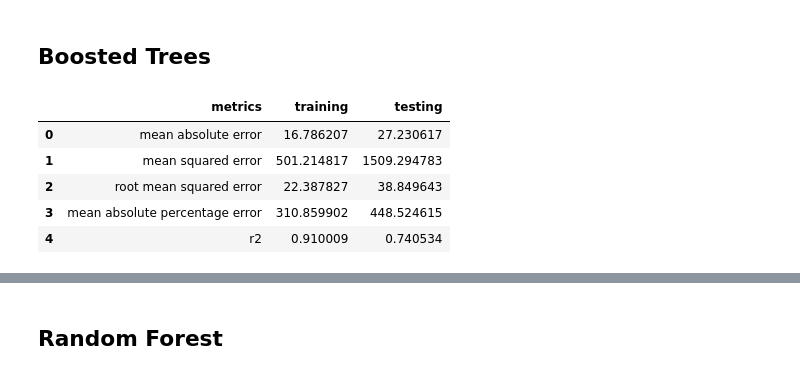
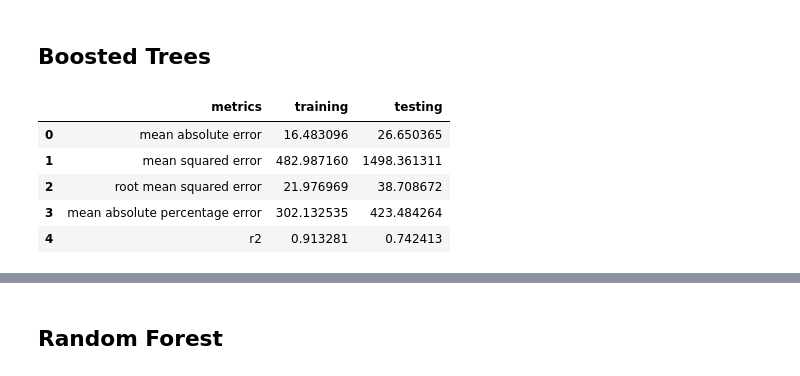
Before and after one commit to robmoratore/ShellDnA, a Jupyter notebook: DnA 2.0/Hands-on notebook.ipynb, the cells around one changed output, grey strips where cells are left out. Cells and saved outputs as stored; diff of their text form; code cells hidden in the pictures.

```diff
--- a/DnA 2.0/Hands-on notebook.ipynb
+++ b/DnA 2.0/Hands-on notebook.ipynb
@@ -257,7 +264,7 @@ all_data.head()
 # %% [markdown]
 ### Choose the feature to use in training
 # %%
-exclude_columns = ['WEEK_NO','HOUSEHOLD_KEY','year']
+exclude_columns = ['WEEK_NO','HOUSEHOLD_KEY','year', 'month', 'season']
 
 training_columns = [x for x in all_data.columns if x not in exclude_columns]
 
@@ -350,15 +358,17 @@ y_test = y[training_amount:]
 # %% [markdown]
 ## Boosted Trees - Overfit <a class="anchor" id="overfit"></a>
 # %%
-xgboost = xgb.XGBRegressor(objective="reg:linear", max_depth=50, eval_metric='rmse', n_estimators=50)
+eval_set = [(X_train, y_train), (X_test, y_test)]
+xgboost = xgb.XGBRegressor(objective="reg:linear", max_depth=50, n_estimators=50)
 
-# xgboost = xgb.XGBRegressor(objective="reg:squarederror", max_depth=10, n_jobs=3, eval_metric='rmse', eta=0.7, n_estimators=50, subsample=0.5)
+# xgboost = xgb.XGBRegressor(objective="reg:linear", max_depth=10, n_jobs=3, eval_metric='rmse', eta=0.7, n_estimators=50, subsample=0.5)
 # xgboost = xgb.XGBRegressor(objective="reg:linear", max_depth=5, n_jobs=3, eval_metric='rmse', eta=0.7, n_estimators=300, subsample=0.5) # best
 
 xgb_pipeline = Pipeline([('regressor', xgboost)])
 
 xgb_model = xgb_pipeline.fit(X_train, y_train)
-xgboost.fit(X_train, y_train)
+# xgboost.fit(X_train, y_train)
+xgboost.fit(X_train, y_train, eval_metric='rmse', eval_set=eval_set, verbose=False)
 
 training_testing_metrics(X_train, y_train, X_test, y_test, xgb_model)
 # %% [output]
@@ -382,21 +407,22 @@ training_testing_metrics(X_train, y_train, X_test, y_test, xgb_model)
 # %% [markdown]
 ## Boosted Trees <a class="anchor" id="boosted_tree"></a>
 # %%
+eval_set = [(X_train, y_train), (X_test, y_test)]
 # xgboost = xgb.XGBRegressor(objective="reg:linear", max_depth=50, eval_metric='rmse', n_estimators=50)
 
 xgboost = xgb.XGBRegressor(objective="reg:linear", max_depth=10, n_jobs=3, eval_metric='rmse', eta=0.7, n_estimators=50, subsample=0.5)
 # xgboost = xgb.XGBRegressor(objective="reg:linear", max_depth=5, n_jobs=3, eval_metric='rmse', eta=0.7, n_estimators=300, subsample=0.5) # best
 
 xgb_pipeline = Pipeline([('regressor', xgboost)])
 
 xgb_model = xgb_pipeline.fit(X_train, y_train)
-xgboost.fit(X_train, y_train)
+xgboost.fit(X_train, y_train, eval_set=eval_set, verbose=False)
 
 training_testing_metrics(X_train, y_train, X_test, y_test, xgb_model)
 # %% [output]
 |  | metrics | training | testing |
-| 0 | mean absolute error | 16.786207 | 27.230617 |
-| 1 | mean squared error | 501.214817 | 1509.294783 |
-| 2 | root mean squared error | 22.387827 | 38.849643 |
-| 3 | mean absolute percentage error | 310.859902 | 448.524615 |
-| 4 | r2 | 0.910009 | 0.740534 |
+| 0 | mean absolute error | 16.483096 | 26.650365 |
+| 1 | mean squared error | 482.987160 | 1498.361311 |
+| 2 | root mean squared error | 21.976969 | 38.708672 |
+| 3 | mean absolute percentage error | 302.132535 | 423.484264 |
+| 4 | r2 | 0.913281 | 0.742413 |
```
Also changed, not shown: parts of 16 cells of this notebook, 1 other file.
